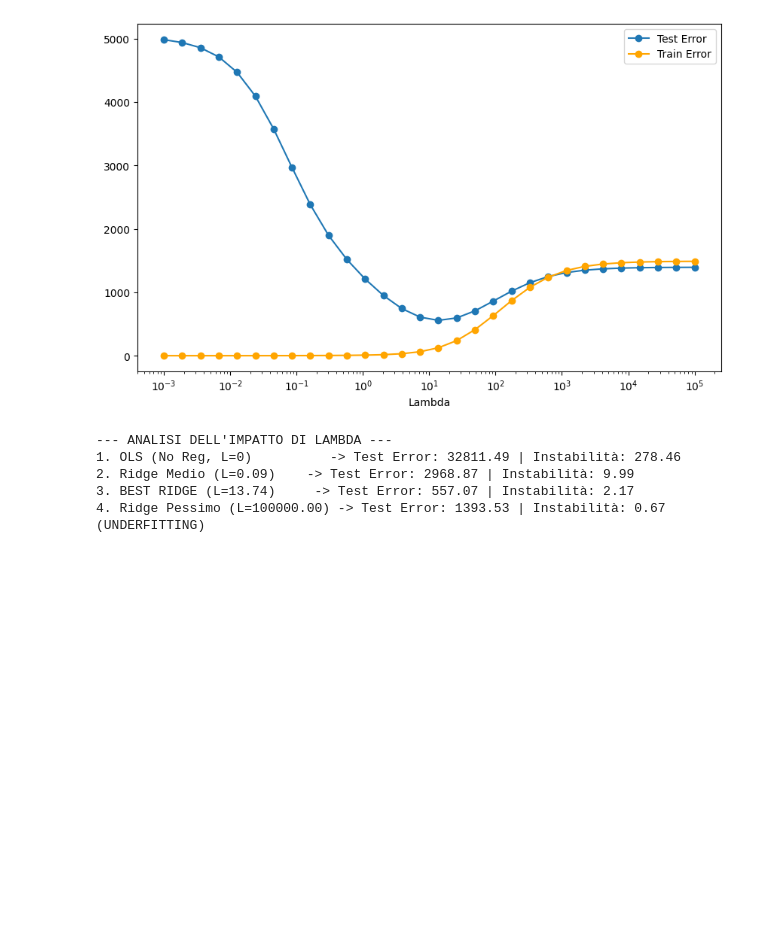
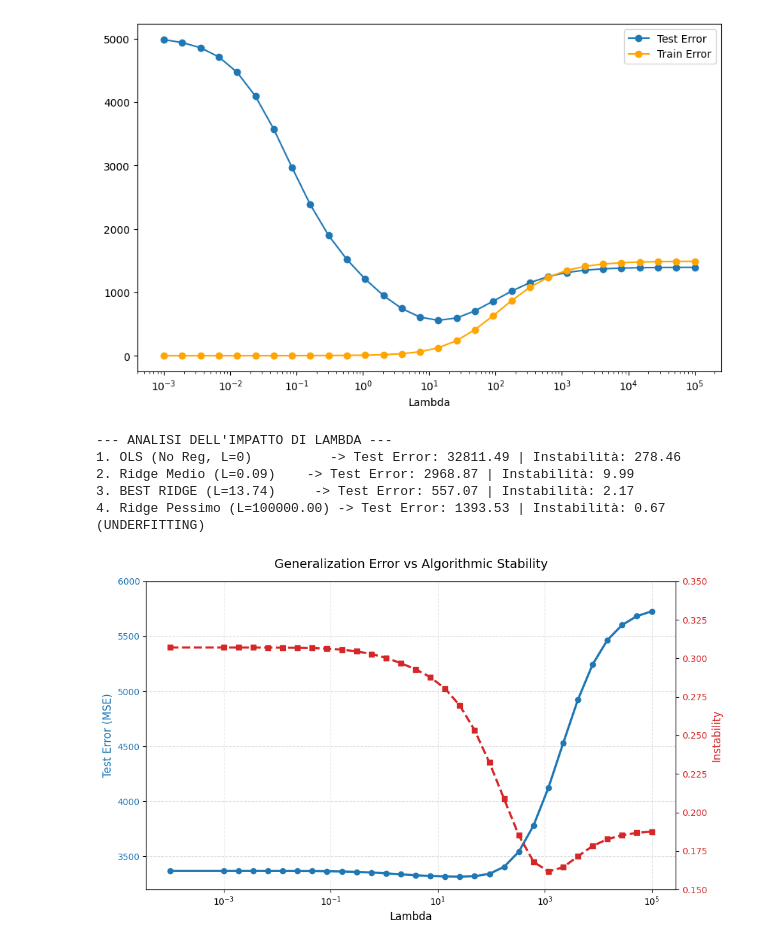
Before and after one commit to andreeriga/ML-Project, a Jupyter notebook: visualization.ipynb, the cells around one changed output. Cells and saved outputs as stored; diff of their text form; code cells hidden in the pictures; blank space fills up the shorter version.

```diff
--- a/visualization.ipynb
+++ b/visualization.ipynb
@@ -54,3 +54,53 @@ print(f"4. Ridge Pessimo (L={worst_ridge_model['lambda']:.2f}) -> Test Error: {w
 2. Ridge Medio (L=0.09)    -> Test Error: 2968.87 | Instabilità: 9.99
 3. BEST RIDGE (L=13.74)     -> Test Error: 557.07 | Instabilità: 2.17
 4. Ridge Pessimo (L=100000.00) -> Test Error: 1393.53 | Instabilità: 0.67 (UNDERFITTING)
+# %%
+import pandas as pd
+import matplotlib.pyplot as plt
+
+# 1. Caricamento dati
+# (Assicurati che il nome del file coincida con quello dove hai salvato i dati reali)
+df_diabetes = pd.read_csv('results/results_real.csv')
+
+# Trucco per la scala logaritmica:
+# Sostituiamo temporaneamente lambda=0.0 con 0.0001 (10^-4) solo per il plot
+df_diabetes['lambda_plot'] = df_diabetes['lambda'].replace(0.0, 1e-4)
+
+# 2. Creazione della figura
+fig, ax1 = plt.subplots(figsize=(10, 6))
+
+# Impostiamo l'asse X in scala logaritmica
+ax1.set_xscale('log')
+ax1.set_xlabel('Lambda', fontsize=12)
+
+# --- Asse Sinistro: Errore di Test ---
+color_error = 'tab:blue'
+ax1.set_ylabel('Test Error (MSE)', color=color_error, fontsize=12)
+ax1.plot(df_diabetes['lambda_plot'], df_diabetes['test_error'],
+         marker='o', linewidth=2.5, color=color_error, label='Test Error')
+ax1.tick_params(axis='y', labelcolor=color_error)
+
+# Stringiamo l'asse Y per enfatizzare la curva a U (il tuo minimo è ~3316)
+ax1.set_ylim(3200, 6000)
+
+# --- Asse Destro: Instabilità ---
+ax2 = ax1.twinx()
+color_instab = 'tab:red'
+ax2.set_ylabel('Instability', color=color_instab, fontsize=12)
+ax2.plot(df_diabetes['lambda_plot'], df_diabetes['instability'],
+         marker='s', linestyle='--', linewidth=2.5, color=color_instab, label='Instability')
+ax2.tick_params(axis='y', labelcolor=color_instab)
+
+# Diamo respiro all'instabilità (i tuoi valori vanno da 0.16 a 0.30)
+ax2.set_ylim(0.15, 0.35)
+
+# Titolo e layout
+plt.title('Generalization Error vs Algorithmic Stability', fontsize=14, pad=15)
+fig.tight_layout()
+
+# Aggiungiamo una griglia leggera
+ax1.grid(True, which="both", ls="--", alpha=0.4)
+
+plt.show()
+# %% [output]
+[figure, added]
```
